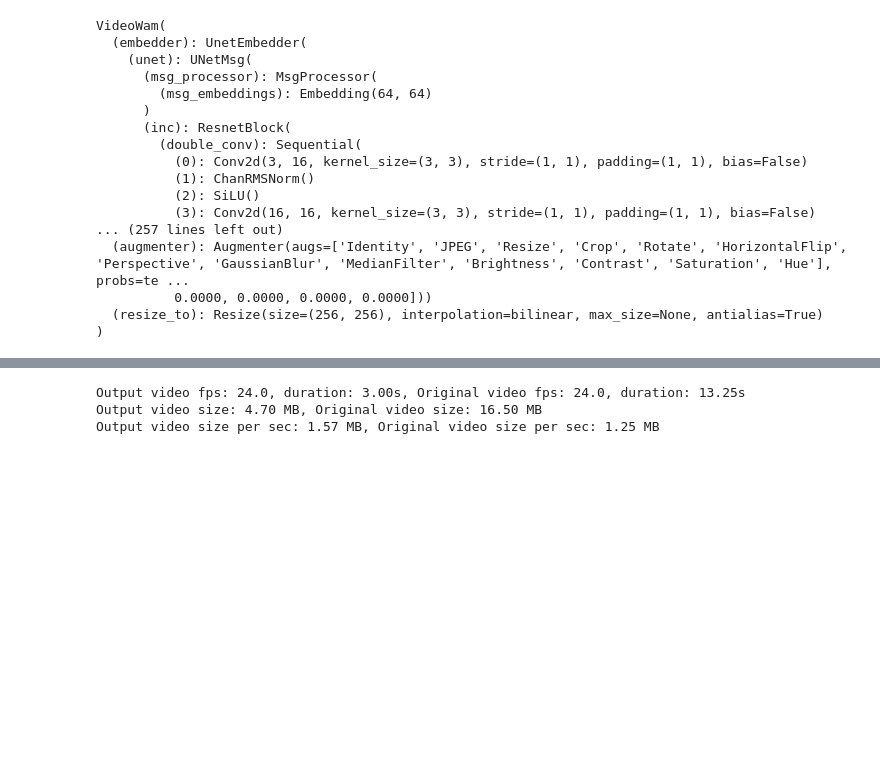
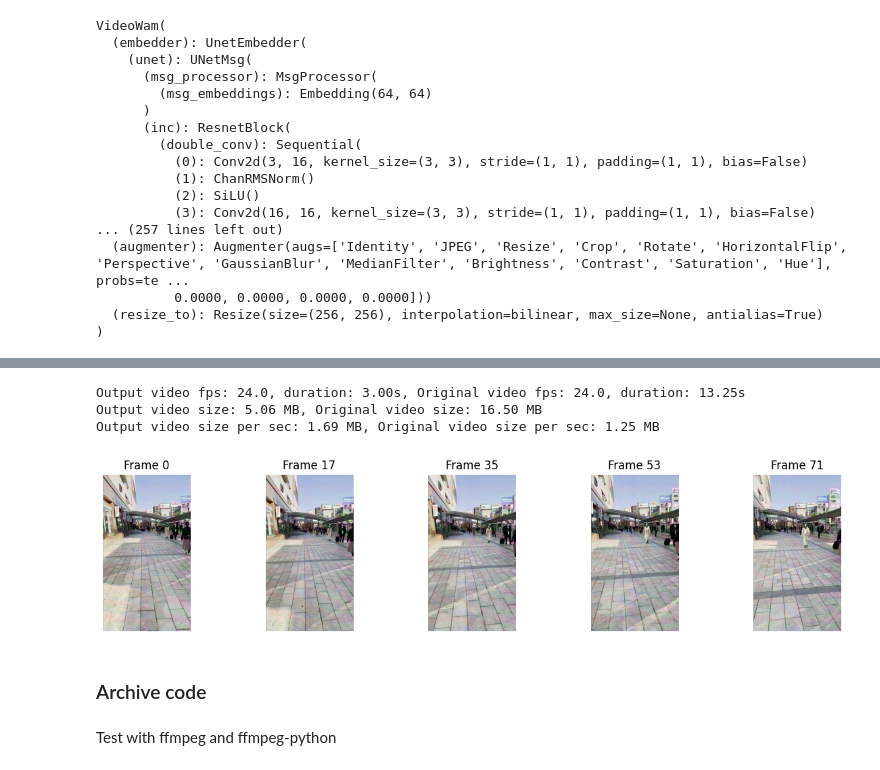
Before and after one commit to facebookresearch/videoseal, a Jupyter notebook: notebooks/demos/demo_video.ipynb, the cells around one changed output, grey strips where cells are left out. Saved outputs shown, nothing was run; the diff lists cells and outputs as text; code cells hidden in the pictures; blank space fills up the shorter version.

Commit message:
added code for compression decompression in video transofrms and  notebook

```diff
--- a/notebooks/demos/demo_video.ipynb
+++ b/notebooks/demos/demo_video.ipynb
@@ -291,7 +295,7 @@ attenuation.preprocess = unnormalize_img
 attenuation.postprocess = normalize_img
 
 wam.attenuation = attenuation
-wam.scaling_w = 2.0
+wam.scaling_w = 3.0
 wam.scaling_i = 1.0
 
 # wam.attenuation = None
@@ -307,5 +313,17 @@ preds = wam.detect_inference(vid_w)
 psnr_val = psnr(vid_w, vid).mean().item()
 ssim_val = ssim(vid_w, vid).mean().item()
 bit_acc = (msg == preds).float().mean().item()
+print("Before compression")
 print(f"PSNR: {psnr_val:.2f}, SSIM: {ssim_val:.2f}, Bit accuracy: {bit_acc:.2f}")
+
+# compress and decompress
+print("After compression")
+for crf in [15, 25, 50]:
+    vid_w_comp = compress_decompress(vid_w, codec='libx264', crf=crf)
+    preds_comp = wam.detect_inference(vid_w_comp)
+    bit_acc_comp = (msg == preds_comp).float().mean().item()
+
+    psnr_val = psnr(vid_w_comp, vid).mean().item()
+    ssim_val = ssim(vid_w_comp, vid).mean().item()
+    print(f"CRF: {crf}, PSNR: {psnr_val:.2f}, SSIM: {ssim_val:.2f}, Bit accuracy: {bit_acc_comp:.2f}")
 # %% [output]
@@ -350,8 +376,31 @@ print(f"Output video size: {size:.2f} MB, Original video size: {original_size:.2
 print(f"Output video size per sec: {size_per_sec:.2f} MB, Original video size per sec: {original_size_per_sec:.2f} MB")
 # %% [output]
 Output video fps: 24.0, duration: 3.00s, Original video fps: 24.0, duration: 13.25s
-Output video size: 4.70 MB, Original video size: 16.50 MB
-Output video size per sec: 1.57 MB, Original video size per sec: 1.25 MB
+Output video size: 5.06 MB, Original video size: 16.50 MB
+Output video size per sec: 1.69 MB, Original video size per sec: 1.25 MB
+# %%
+# compressed_video.shape -> torch.Size([t, c, h, w])
+def plot_images_from_video(video_tensor, n=5):
+    # prepare images
+    video_tensor = unnormalize_img(video_tensor)
+    video_tensor = video_tensor.clamp(0, 1).permute(0, 2, 3, 1)  # t c h w -> t w h c
+    video_tensor = video_tensor.numpy()
+    # plot
+    indexes = np.linspace(0, len(video_tensor)-1, n).astype(int)
+    fig, axes = plt.subplots(1, n, figsize=(n*3, 3))
+    for ii, idx in enumerate(indexes):
+        axes[ii].imshow(video_tensor[idx])
+        axes[ii].axis('off')
+        axes[ii].set_title(f"Frame {idx}")
+    plt.show()
+
+plot_images_from_video(vid_w_comp, n=5)
+# %% [output]
+[figure, added]
+# %% [markdown]
+### Archive code
+# %% [markdown]
+Test with ffmpeg and  ffmpeg-python
 # %%
 import av
 
```
Also changed, not shown: parts of 8 cells of this notebook, 2 other files.
